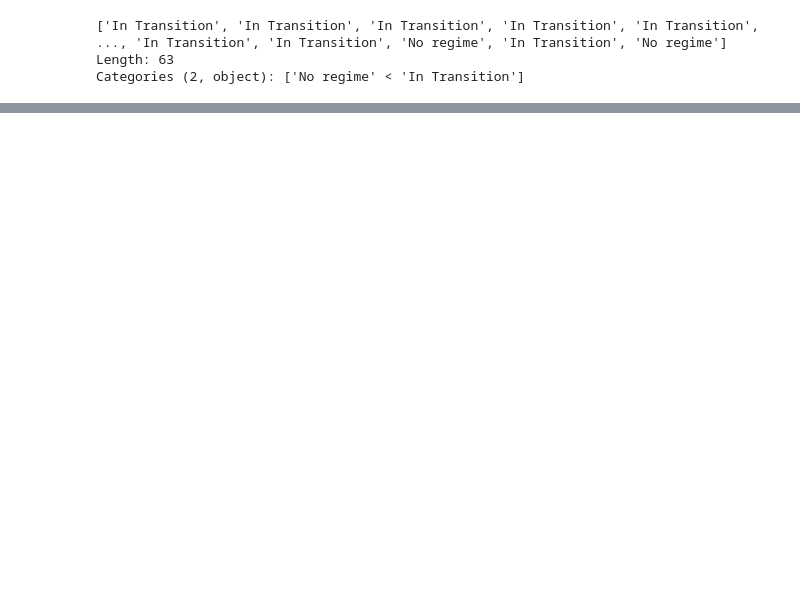
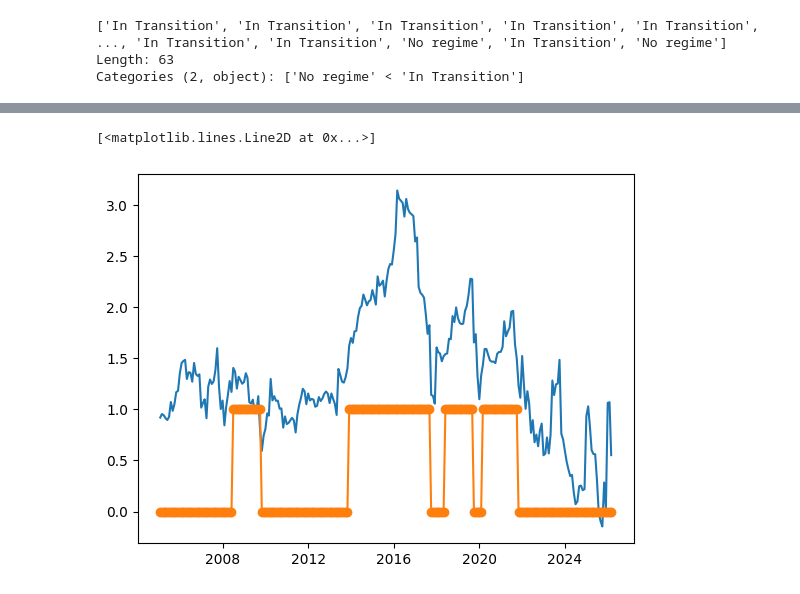
Before and after one commit to WesleySouza13/oil-price-shock-analysis, a Jupyter notebook: notebooks/04_transition_model.ipynb, the cells around one changed output, grey strips where cells are left out. Cells and saved outputs as stored; diff of their text form; code cells hidden in the pictures; blank space fills up the shorter version.

Commit message:
criando modulo para modelo de markov

```diff
--- a/notebooks/04_transition_model.ipynb
+++ b/notebooks/04_transition_model.ipynb
@@ -18,3 +24,6 @@ df = pd.read_csv(data_path)
 df['data'] = pd.to_datetime(df['data'], errors='coerce')
 df = df.set_index('data')
 df.head()
+
+#criando dataframe de markov
+df_markov = df[['Close_PETR4.SA', 'Volume_PETR4.SA', 'Close_IBOV', 'BETA']]
@@ -216,0 +233,3 @@ risk_bands_func(0.05)
+# %%
+markov_model = hmm_(df_markov)
+df_markov['regime'] = markov_model
@@ -216,0 +246,8 @@ risk_bands_func(0.05)
+# %%
+df_markov= df_markov.dropna()
+# %%
+plt.plot(df_markov['BETA'])
+plt.plot(df_markov.index, df_markov['regime'], marker='o')
+# %% [output]
+[<matplotlib.lines.Line2D at 0x...>]
+[figure, added]
```
Also changed, not shown: parts of 12 cells of this notebook, 2 other files.
